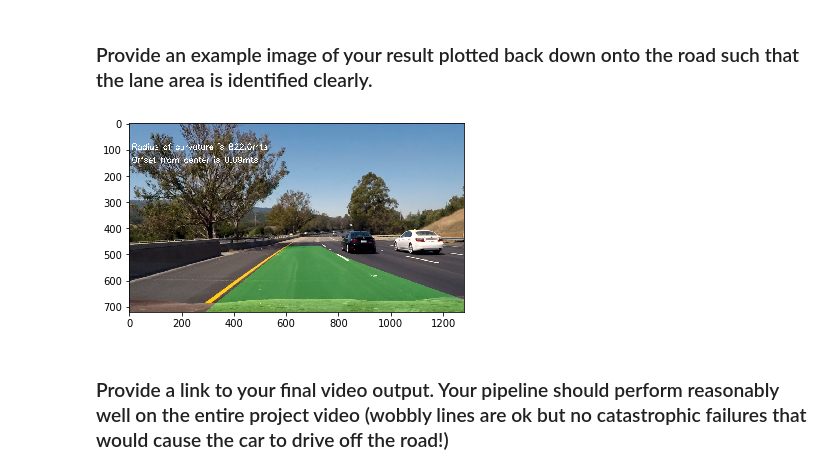
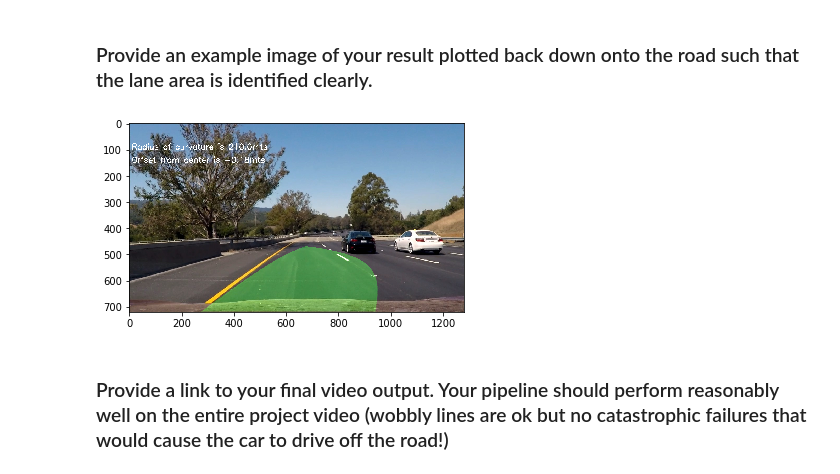
Before and after one commit to kalyanavvaru/selfdrivingcar-2-advanced-lane-finding, a Jupyter notebook: AdvancedLaneFindingChallengeVideo.ipynb, the cells around one changed output. Cells and saved outputs as stored; diff of their text form; code cells hidden in the pictures.

```diff
--- a/AdvancedLaneFindingChallengeVideo.ipynb
+++ b/AdvancedLaneFindingChallengeVideo.ipynb
@@ -192,21 +192,21 @@ def undistort_and_birds_eye_transform(img):
     undistored = cal_undistort(img, objpoints, imgpoints)
     img_size = (undistored.shape[1], undistored.shape[0])
 
-    src = np.float32([[600, 600], [800, 600], [800, 720], [600, 720]])
-    dst = np.float32([[600, 0], [800, 0], [800, 720], [600, 720]])
+#     src = np.float32([[600, 600], [800, 600], [800, 720], [600, 720]])
+#     dst = np.float32([[600, 0], [800, 0], [800, 720], [600, 720]])
 
 
 #     src = np.float32([[568, 468], [715, 468], [1040, 680], [270, 680]])
 #     dst = np.float32([[200, 0], [1000, 0], [1000, 680], [200, 680]])
 
-#     src = np.float32([[  100.,   719.],
-#                       [  542.,   470.],
-#                       [  738.,   470.],
-#                       [ 1180.,   719.]])
-#     dst = np.float32([[ 200.,  720.],
-#                       [ 200.,    0.],
-#                       [ 1080.,    0.],
-#                       [ 1080.,  720.]])
+    src = np.float32([[  100.,   719.],
+                      [  542.,   470.],
+                      [  738.,   470.],
+                      [ 1180.,   719.]])
+    dst = np.float32([[ 200.,  720.],
+                      [ 200.,    0.],
+                      [ 1080.,    0.],
+                      [ 1080.,  720.]])
 
 
 
@@ -589,8 +589,15 @@ original_image = mpimg.imread('test_images/'+filename)
 def distort_and_revert_transformed(img):
     undistored = cal_undistort(img, objpoints, imgpoints)
     img_size = (undistored.shape[1], undistored.shape[0])
-    src = np.float32([[200, 0], [1000, 0], [1000, 680], [200, 680]])
-    dst = np.float32([[568, 468], [715, 468], [1040, 680], [270, 680]])
+
+    dst = np.float32([[  100.,   719.],
+                      [  542.,   470.],
+                      [  738.,   470.],
+                      [ 1180.-10,   719.]])
+    src = np.float32([[ 200.,  720.],
+                      [ 200.,    0.],
+                      [ 1080.,    0.],
+                      [ 1080.-10,  720.]])
     M = cv2.getPerspectiveTransform(src, dst)
     revert_transformed= cv2.warpPerspective(undistored, M, img_size, flags = cv2.INTER_LINEAR)
     return undistored, revert_transformed
@@ -616,34 +623,34 @@ cv2.fillPoly(color_mask, np.int_([pts]), (0,255, 0))
 # Warp the blank back to original image space using inverse perspective matrix (Minv)
 
 undistored, revert_transformed = distort_and_revert_transformed(color_mask)
 # Combine the result with the original image
 result = cv2.addWeighted(original_image, 1, revert_transformed, 0.3, 0)
 
 font                    = cv2.FONT_HERSHEY_SIMPLEX
 curvature_text_position = (10,100)
 fontScale               = 1
 fontColor               = (255,255,255)
 lineType                = 2
 
 cv2.putText(result,'Radius of curvature is '+str(radius_of_curvature)+'mts',
     curvature_text_position,
     font,
     fontScale,
     fontColor,
     lineType)
 
 offset_text_position = (10,150)
 cv2.putText(result,'Offset from center is '+str(round(offset_center,2))+'mts',
     offset_text_position,
     font,
     fontScale,
     fontColor,
     lineType)
 
 plt.imshow(result)
 plt.imsave('output_images/lane_plotted__challenge_'+filename, result,cmap='gray')
 # %% [output]
-[figure, old version]
+[figure, new version]
 # %% [markdown]
 ### Provide a link to your final video output. Your pipeline should perform reasonably well on the entire project video (wobbly lines are ok but no catastrophic failures that would cause the car to drive off the road!)
 # %%
```
Also changed, not shown: parts of 7 cells of this notebook, 13 other files.
